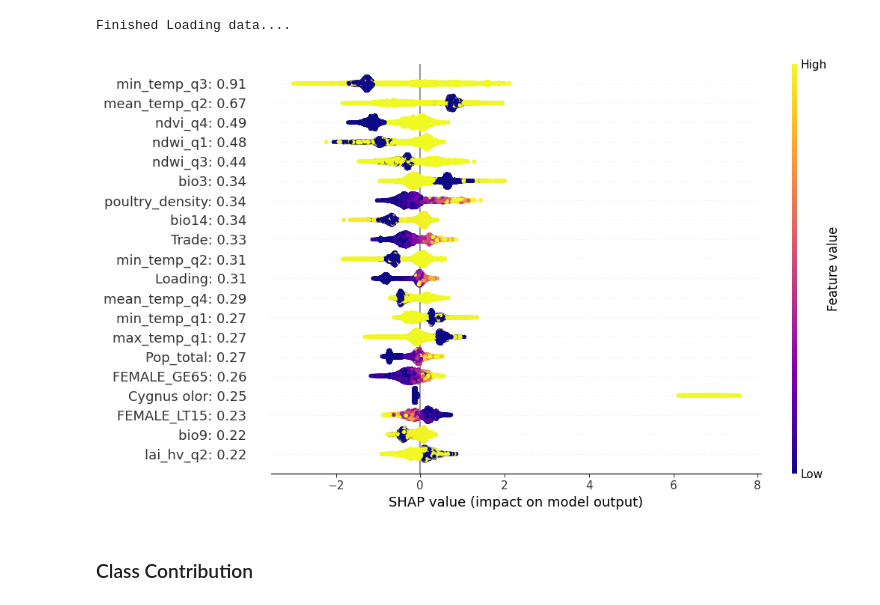
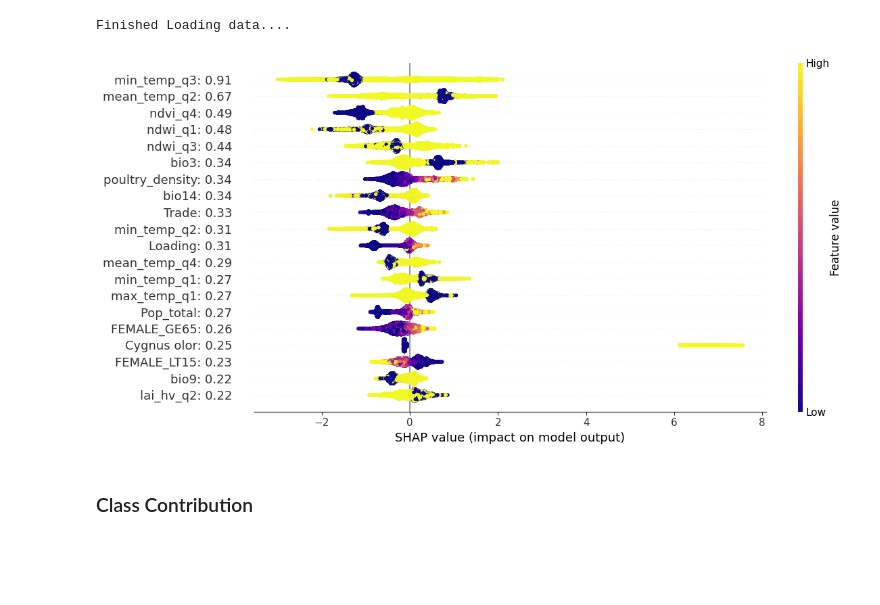
Before and after one commit to rogomichael/onehealth_data, a Jupyter notebook: analysis.ipynb, the cells around one changed output. Cells and saved outputs as stored; diff of their text form; code cells hidden in the pictures; blank space fills up the shorter version.

```diff
--- a/analysis.ipynb
+++ b/analysis.ipynb
@@ -132,7 +132,7 @@ print("\n Done Processing....\n")
 # %%
 #Load M2 Retuned Model
 bst2_retuned = xgb.Booster({'nthread': 4}) #init model
-bst2_retuned.load_model('model2_sorted_data/train/model2xgb_with_poultry.json')
+bst2_retuned.load_model('model2_sorted_data/model2xgb_with_poultry.json')
 print("Successfully loaded the models.....")
 # %% [output]
 Successfully loaded the models.....
@@ -155,21 +155,22 @@ Finished Loading data....
 # %%
 #Retuned New Model
 explainer = shap.TreeExplainer(bst2_retuned)
 shap_values2 = explainer.shap_values(X_train2)
 #print(shap_values)
 feature_names = [a + ": " + str(b) for a,b in zip(X_train2.columns, np.abs(shap_values2).mean(0).round(2))]
 shap.summary_plot(shap_values2,
                   features=X_train2,
                 #cmap = plt.get_cmap("summer"),
                   cmap = plt.get_cmap("plasma"),
                   feature_names=feature_names,
                   show=False
                 )
 plt.gcf().set_size_inches(12,6)
+plt.tight_layout()
 plt.savefig('model2_sorted_data/model2_beeswarm_shap.png', dpi=500)
 plt.show()
 # %% [output]
-[figure, old version]
+[figure, new version]
 # %% [markdown]
 ### Class Contribution
 # %% [markdown]
```
Also changed, not shown: 1 other file.
